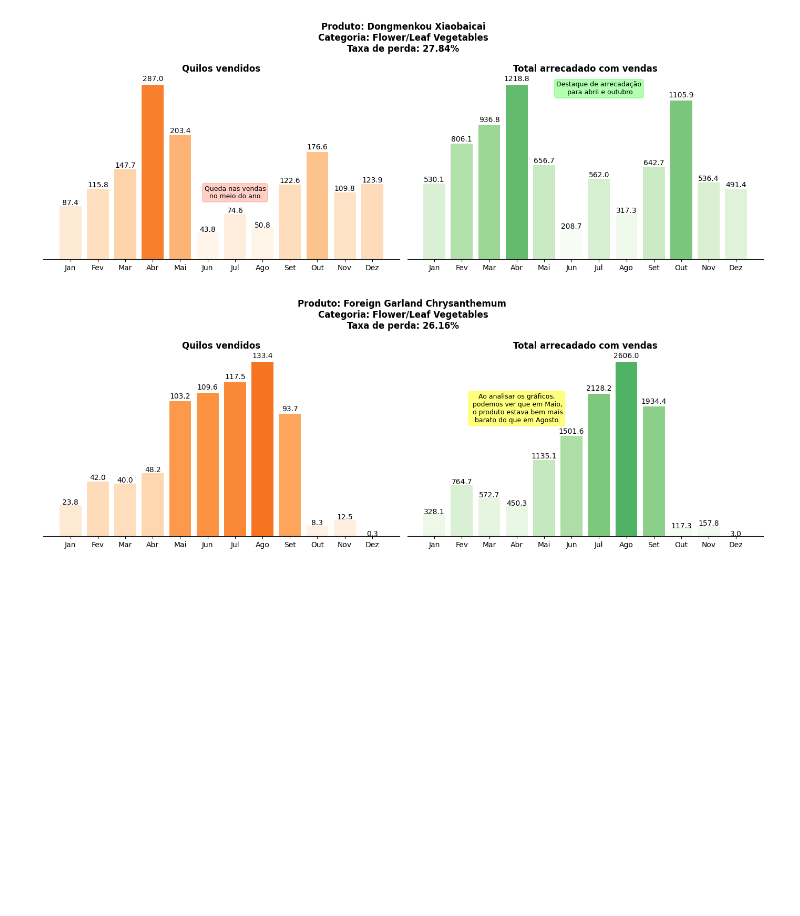
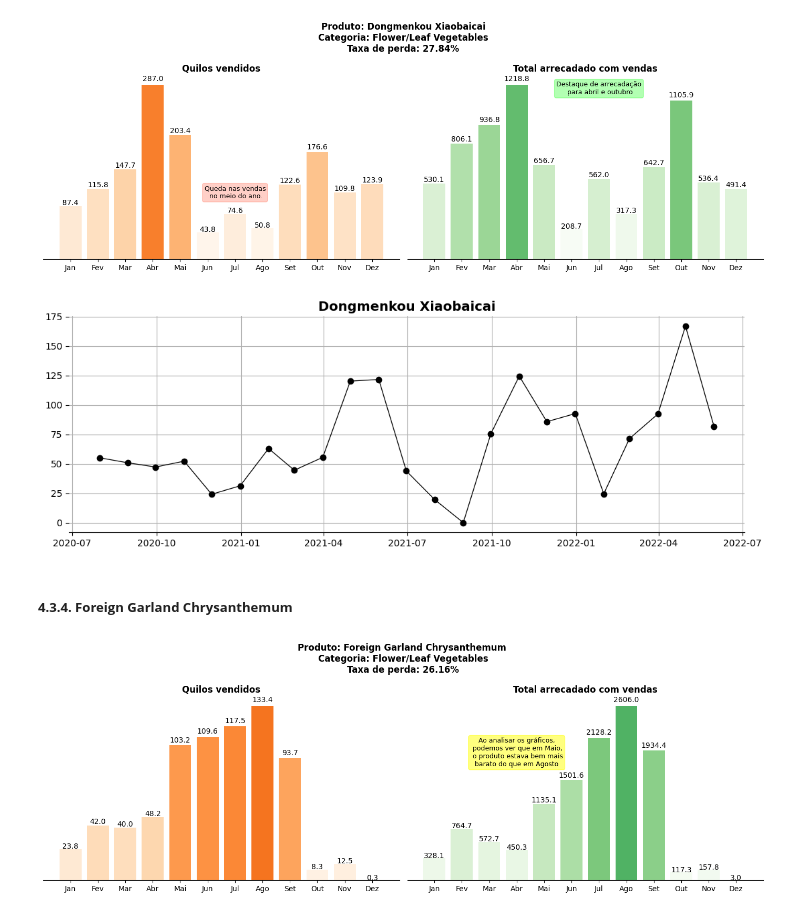
Before and after one commit to Thicon/Vendas-de-Vegetais, a Jupyter notebook: notebooks/EDA 01 - Perda de produtos.ipynb, the cells around one changed output. Drawn from its saved outputs; the diff is of its cells as text; code cells hidden in the pictures; blank space fills up the shorter version.

```diff
--- a/notebooks/EDA 01 - Perda de produtos.ipynb
+++ b/notebooks/EDA 01 - Perda de produtos.ipynb
@@ -624,6 +702,22 @@ ax1 = analise_grafica(vendas, produtos, taxa_perda, 102900011006689,'sim','01_ED
                                     })
 # %% [output]
 [figure]
+# %%
+id = 102900011006689
+a = vendas.loc[vendas['Item Code'] == id]
+a = a.set_index('Date')
+a = a['Quantity Sold (kilo)'].resample("ME").sum()
+fig, ax = plt.subplots(figsize=(11,4), tight_layout=True)
+ax.plot(a, color='black', linewidth=0.9, marker='o')
+ax.grid()
+nome_produto = produtos.loc[produtos['Item Code'] == id,"Item Name"].values[0]
+ax.set_title(nome_produto, fontweight='bold',fontsize=14)
+ax.spines[['top','left','right']].set_visible(False)
+plt.show()
+# %% [output]
+[figure, added]
+# %% [markdown]
+##### **4.3.4. Foreign Garland Chrysanthemum**
 # %%
 ax1 = analise_grafica(vendas, produtos, taxa_perda, 102900011006948, 'sim','01_EDA_08_produto_top4_taxa_perda',
                       text_kwargs_ax1={
```
Also changed, not shown: parts of 17 cells of this notebook, 22 other files.
